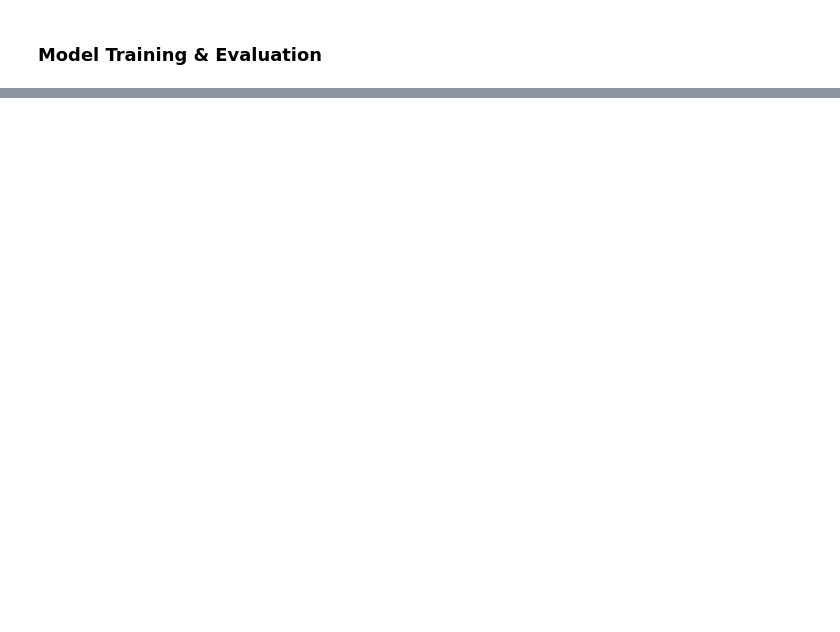
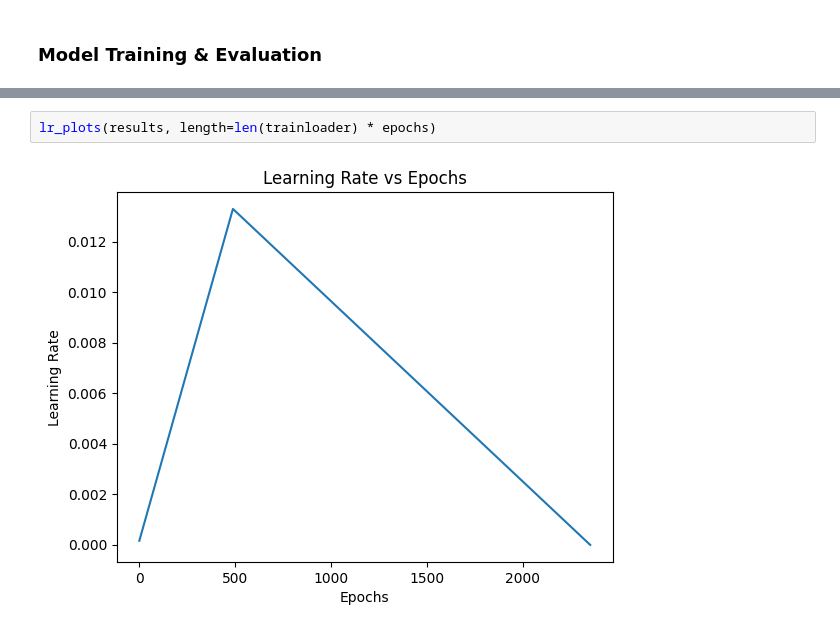
Before and after one commit to RaviNaik/ERA-SESSION10, a Jupyter notebook: session10.ipynb, the cells around one changed output, grey strips where cells are left out. Drawn from its saved outputs; the diff is of its cells as text; blank space fills up the shorter version.

```diff
--- a/session10.ipynb
+++ b/session10.ipynb
@@ -212,0 +200,4 @@ plt.show()
+# %%
+lr_plots(results, length=len(trainloader) * epochs)
+# %% [output]
+[figure, added]
```
Also changed, not shown: parts of 11 cells of this notebook, 2 other files.
